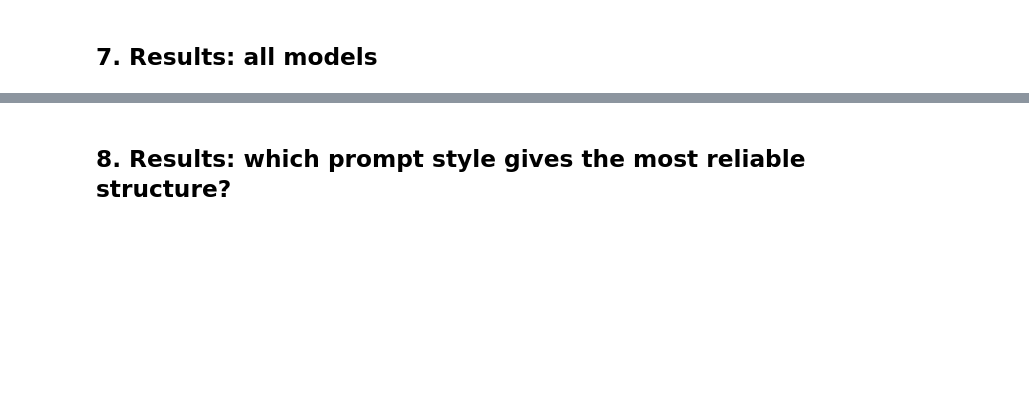
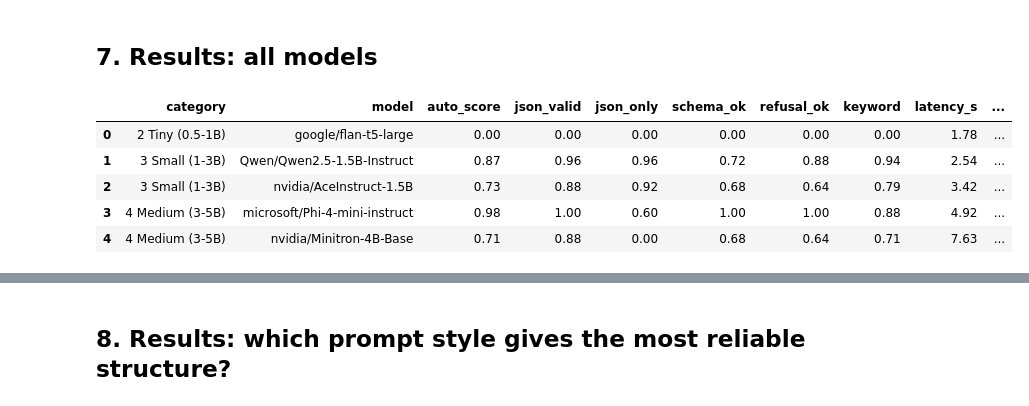
Before and after one commit to lexxieliu/4_Greenhand, a Jupyter notebook: llm-test/ai_prototype.ipynb, the cells around one changed output, grey strips where cells are left out. Drawn from its saved outputs; the diff is of its cells as text; code cells hidden in the pictures; blank space fills up the shorter version.

```diff
--- a/llm-test/ai_prototype.ipynb
+++ b/llm-test/ai_prototype.ipynb
@@ -376,23 +411,30 @@ for repo in ROUTE_A_MODELS:
 # %%
 import matplotlib.pyplot as plt
 pd.set_option("display.width", 220); pd.set_option("display.max_colwidth", 120)
 
 df = pd.DataFrame(read_jsonl("outputs_*.jsonl"))
 all_meta = read_jsonl("models_*.jsonl")
 meta = pd.DataFrame([r for r in all_meta if r.get("status") == "ok"]).drop_duplicates("model", keep="last")
 for r in all_meta:
     if r.get("status") != "ok":
         print("FAILED MODEL:", r["model"], "->", r["status"])
 
-zero = df[df.style == "zero"]
+zero = df[df["style"] == "zero"]
 summary = (zero.groupby(["category", "model"])
            .agg(auto_score=("auto_score", "mean"), json_valid=("json_valid", "mean"), json_only=("json_only", "mean"),
                 schema_ok=("schema_ok", "mean"), refusal_ok=("refusal_correct", "mean"), keyword=("keyword_score", "mean"),
                 latency_s=("latency_s", "mean"), tok_per_s=("tok_per_s", "mean"))
            .round(2).reset_index()
            .merge(meta[["model", "kind", "params_b", "mem_gb", "load_s", "device"]], on="model", how="left")
            .sort_values(["category", "auto_score"], ascending=[True, False]))
 summary
+# %% [output]
+|  | category | model | auto_score | json_valid | json_only | schema_ok | refusal_ok | keyword | latency_s | ... |
+| 0 | 2 Tiny (0.5-1B) | google/flan-t5-large | 0.00 | 0.00 | 0.00 | 0.00 | 0.00 | 0.00 | 1.78 | ... |
+| 1 | 3 Small (1-3B) | Qwen/Qwen2.5-1.5B-Instruct | 0.87 | 0.96 | 0.96 | 0.72 | 0.88 | 0.94 | 2.54 | ... |
+| 2 | 3 Small (1-3B) | nvidia/AceInstruct-1.5B | 0.73 | 0.88 | 0.92 | 0.68 | 0.64 | 0.79 | 3.42 | ... |
+| 3 | 4 Medium (3-5B) | microsoft/Phi-4-mini-instruct | 0.98 | 1.00 | 0.60 | 1.00 | 1.00 | 0.88 | 4.92 | ... |
+| 4 | 4 Medium (3-5B) | nvidia/Minitron-4B-Base | 0.71 | 0.88 | 0.00 | 0.68 | 0.64 | 0.71 | 7.63 | ... |
 # %%
 fig, ax = plt.subplots(1, 2, figsize=(13, 4.5))
 for a, (col, label) in zip(ax, [("auto_score", "Auto score (0-1)"), ("latency_s", "Seconds per answer")]):
```
Also changed, not shown: parts of 8 cells of this notebook, 3 other files.
